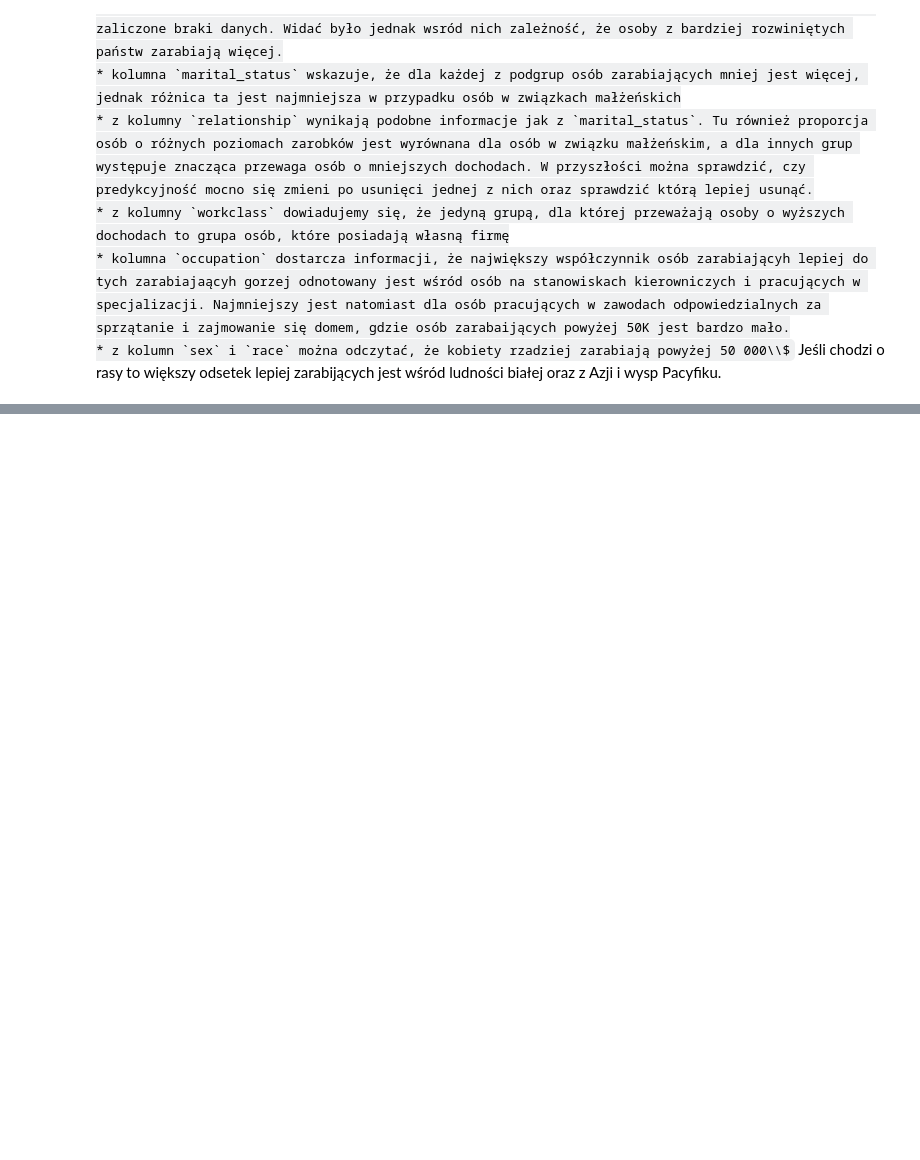
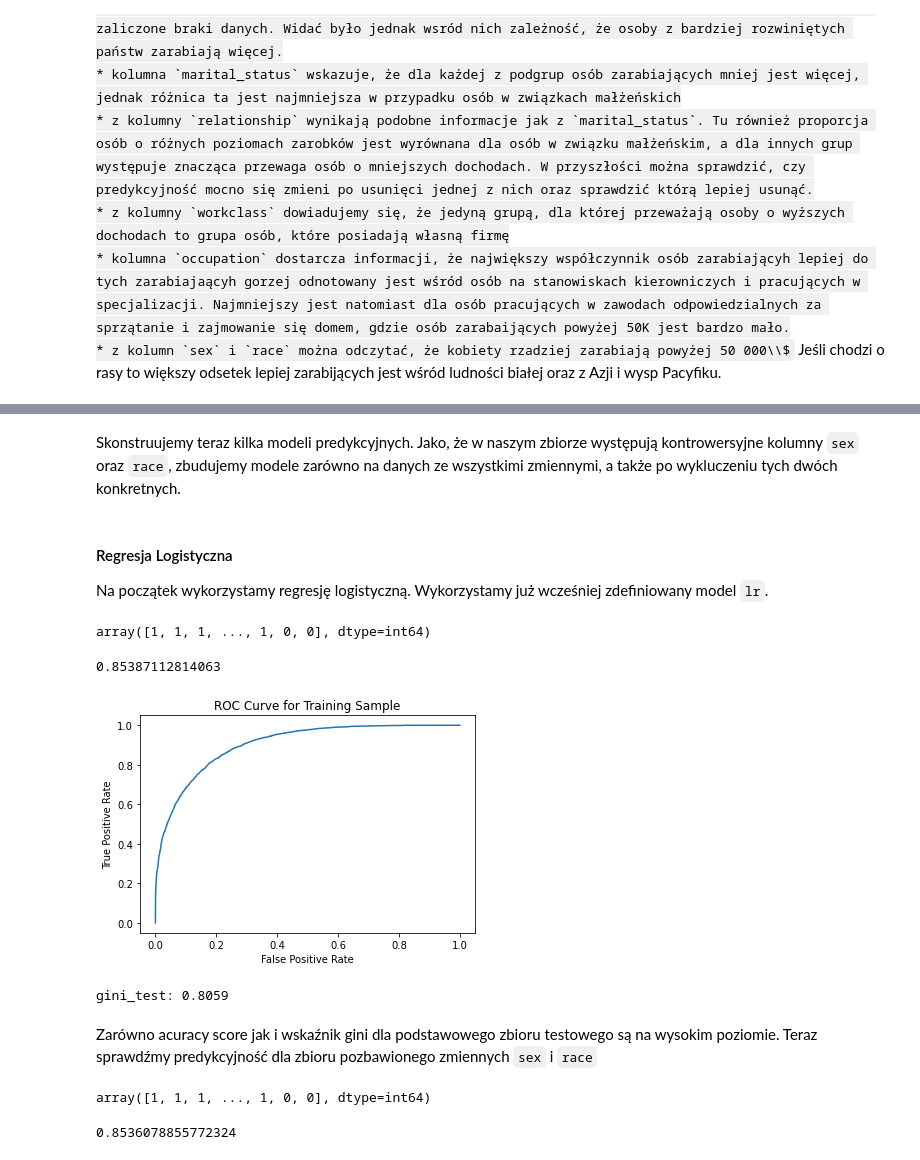
Before and after one commit to malwina0/2022L-ML, a Jupyter notebook: Project1/Projekt1_JakubPiwko_MalwinaWojewoda.ipynb, the cells around one changed output, grey strips where cells are left out. Cells and saved outputs as stored; diff of their text form; code cells hidden in the pictures; some formulas as TeX source; blank space fills up the shorter version.

Commit message:
First simple models

```diff
--- a/Project1/Projekt1_JakubPiwko_MalwinaWojewoda.ipynb
+++ b/Project1/Projekt1_JakubPiwko_MalwinaWojewoda.ipynb
@@ -791,5 +793,7 @@ Warto spojrzeć jeszcze na zmienne pod kątem ich siły predykcji zmiennej celu.
 # %%
 kopia = copy.deepcopy(census_df)
+# %%
+census_df = copy.deepcopy(kopia)
 # %%
 from sklearn import metrics
 from sklearn.linear_model import LogisticRegression
@@ -858,0 +946,2 @@ Zmienna ta pokazuje, że im wyższy poziom edukacji, tym osób zarabiających po
+# %% [markdown]
+Skonstruujemy teraz kilka modeli predykcyjnych. Jako, że w naszym zbiorze występują kontrowersyjne kolumny `sex` oraz `race`, zbudujemy modele zarówno na danych ze wszystkimi zmiennymi, a także po wykluczeniu tych dwóch konkretnych.
@@ -858,0 +954,31 @@ Zmienna ta pokazuje, że im wyższy poziom edukacji, tym osób zarabiających po
+# %% [markdown]
+#### Regresja Logistyczna
+
+Na początek wykorzystamy regresję logistyczną. Wykorzystamy już wcześniej zdefiniowany model `lr`.
+# %%
+lr.fit(census_df, y_train)
+res = lr.predict(census_df)
+res
+# %% [output]
+array([1, 1, 1, ..., 1, 0, 0], dtype=int64)
+# %%
+accuracy_score(y_train, res)
+# %% [output]
+0.85387112814063
+# %%
+gini_train_val(lr, census_df, y_train)
+# %% [output]
+[figure, added]
+gini_test: 0.8059
+# %% [markdown]
+Zarówno acuracy score jak i wskaźnik gini dla podstawowego zbioru testowego są na wysokim poziomie. Teraz sprawdźmy predykcyjność dla zbioru pozbawionego zmiennych `sex` i `race`
+# %%
+lr.fit(census_dfv2, y_train)
+res = lr.predict(census_dfv2)
+res
+# %% [output]
+array([1, 1, 1, ..., 1, 0, 0], dtype=int64)
+# %%
+accuracy_score(y_train, res)
+# %% [output]
+0.8536078855772324
```
Also changed, not shown: parts of 51 cells of this notebook.
